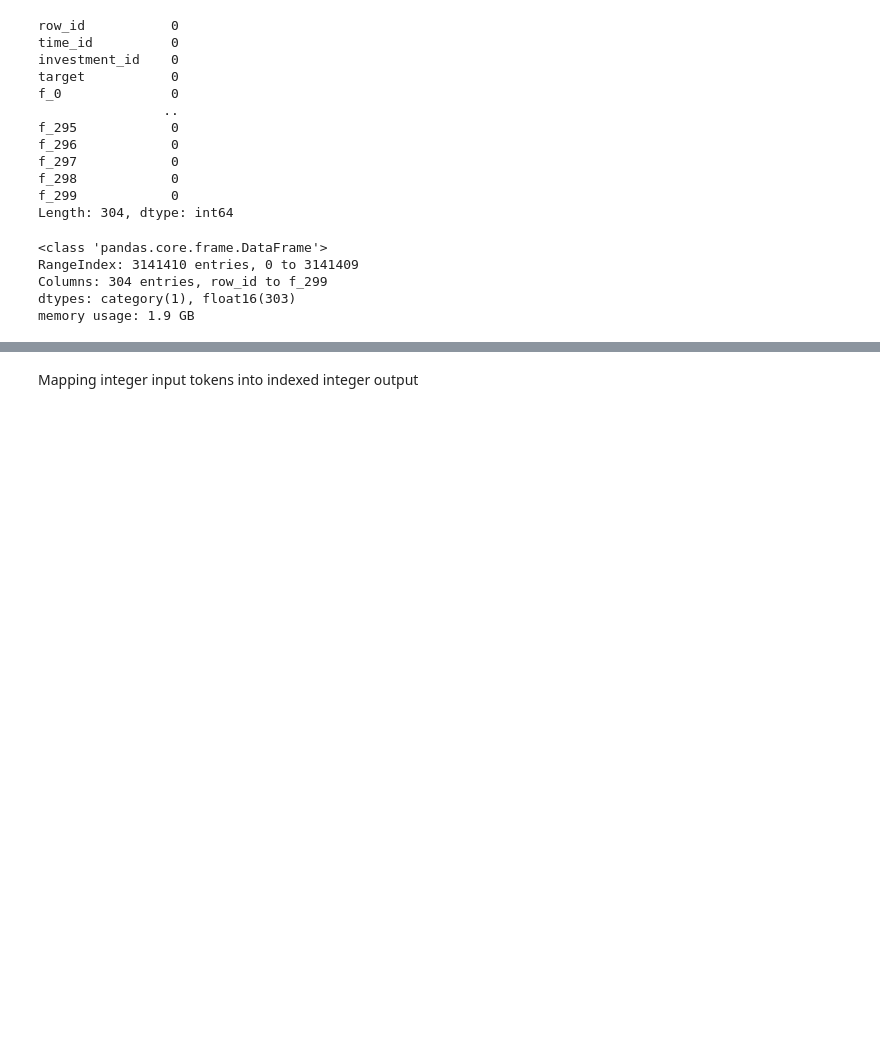
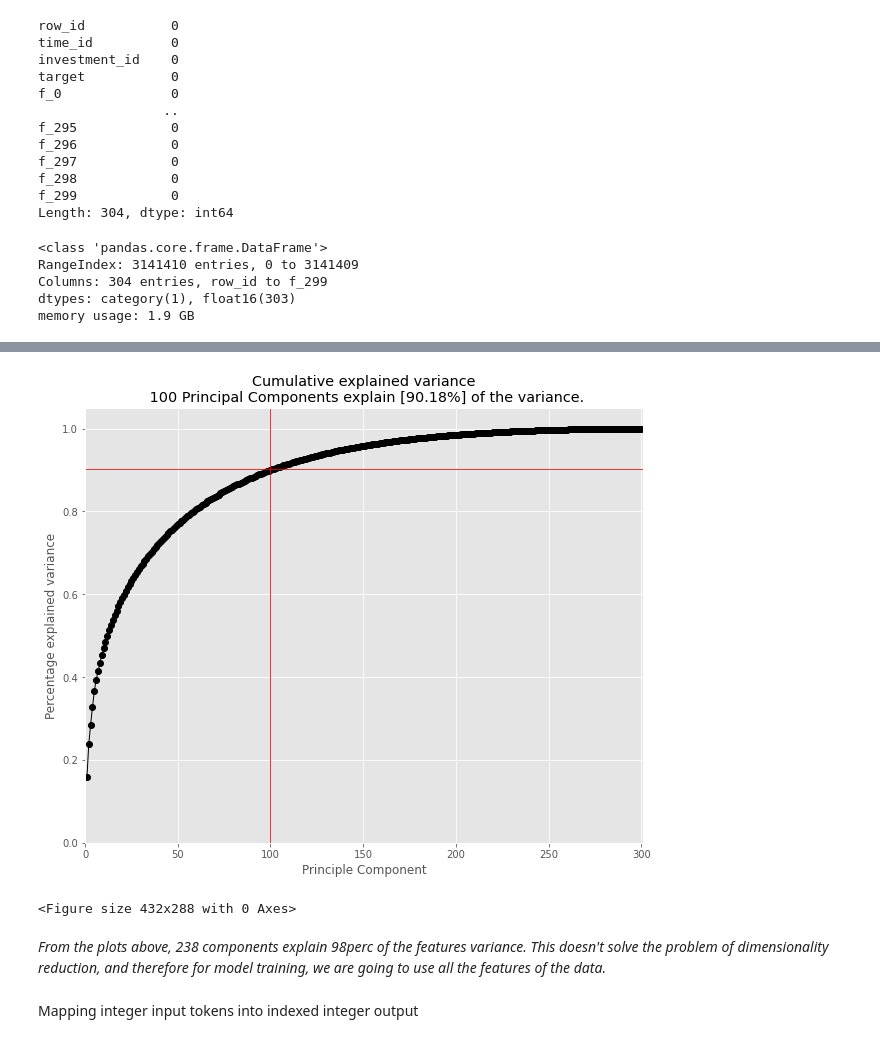
Before and after one commit to denniesbor/module2, a Jupyter notebook: DKB_Ubuquant-market-prediction-dsi.ipynb, the cells around one changed output, grey strips where cells are left out. Saved outputs shown, nothing was run; the diff lists cells and outputs as text; code cells hidden in the pictures; blank space fills up the shorter version.

```diff
--- a/DKB_Ubuquant-market-prediction-dsi.ipynb
+++ b/DKB_Ubuquant-market-prediction-dsi.ipynb
@@ -136 +220,12 @@ memory usage: 1.9 GB
+# %%
+# plot components/variance
+%matplotlib inline
+pca_model.plot(figsize=(10,8))
+plt.tight_layout()
+plt.show()
+# %% [output]
+[figure, added]
+<Figure size 432x288 with 0 Axes>
+# %% [markdown]
+*From the plots above, 238 components explain 98perc of the features variance. This doesn't solve the problem of dimensionality reduction, and therefore for model training, we are going to use all the features of the data.*
 # %%
```
Also changed, not shown: parts of 41 cells of this notebook.
